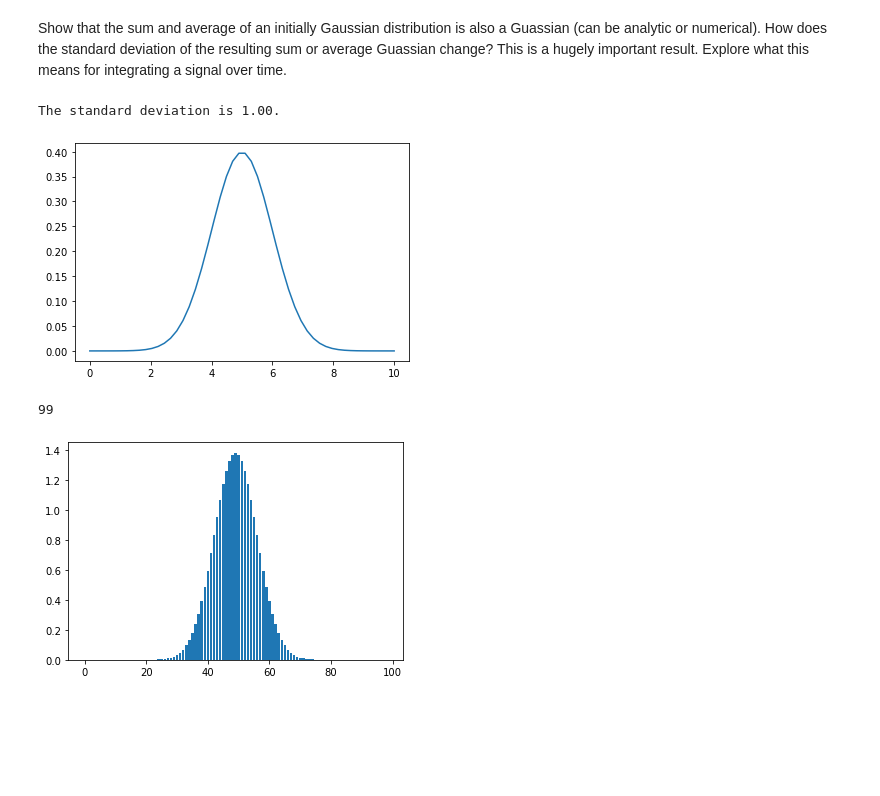
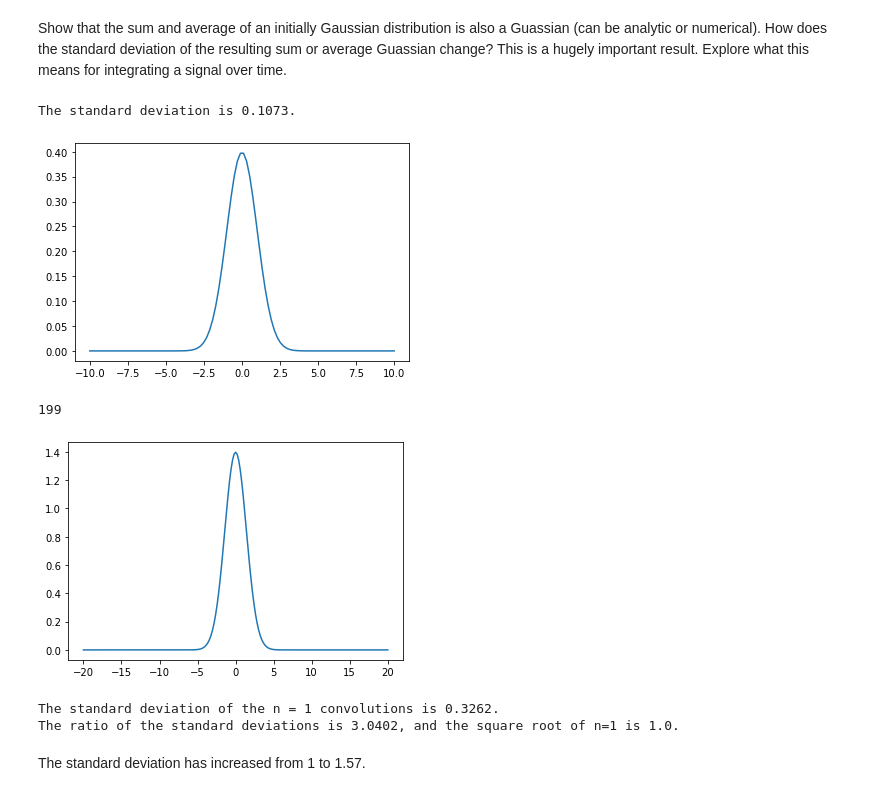
Before and after one commit to jenniv27/phys434, a Jupyter notebook: HW/HW2.ipynb, the cells around one changed output. Drawn from its saved outputs; the diff is of its cells as text; code cells hidden in the pictures; blank space fills up the shorter version.

```diff
--- a/HW/HW2.ipynb
+++ b/HW/HW2.ipynb
@@ -155,32 +155,45 @@ This plot of the average of 10 dice rolls does look very close to a Gaussian, an
 # %% [markdown]
 Show that the sum and average of an initially Gaussian distribution is also a Guassian (can be analytic or numerical). How does the standard deviation of the resulting sum or average Guassian change? This is a hugely important result. Explore what this means for integrating a signal over time.
 # %%
-x = np.linspace(0,10,50)
-s = 1
-y = stats.norm.pdf(x, loc=5, scale=s)
+x = np.linspace(-10,10,100)
+y = stats.norm.pdf(x)
+std_y = np.std(y)
 
-print(f'The standard deviation is {s:.2f}.')
+print(f'The standard deviation is {std_y:.4f}.')
 
 plt.plot(x,y)
 plt.show()
 # %% [output]
-The standard deviation is 1.00.
+The standard deviation is 0.1073.
-[figure, old version]
+[figure, new version]
 # %%
+#Sum of 3 gaussians = convolution
 conv_gauss = y
-for i in range (0, 1):
+n = 1
+for i in range (0, n):
     conv_gauss = np.convolve(conv_gauss, y)
 
+#conv_gauss is probability distribution
 size = len(conv_gauss)
 print(size)
 # %% [output]
-99
+199
 # %%
-x_values = []
-for i in range (0, size):
-    x_values.append(i)
+x_values = np.linspace(-20, 20, size)
 
-plt.bar(x_values, conv_gauss)
+plt.plot(x_values, conv_gauss)
 plt.show()
 # %% [output]
-[figure, old version]
+[figure, new version]
+# %%
+# Standard deviation of this new Gaussian
+std_conv = np.std(conv_gauss)
+print(f'The standard deviation of the n = {n} convolutions is {std_conv:.4f}.')
+ratio_std = std_conv/std_y
+sqrt_n = n**0.5
+print(f'The ratio of the standard deviations is {ratio_std:.4f}, and the square root of n={n} is {sqrt_n}.')
+# %% [output]
+The standard deviation of the n = 1 convolutions is 0.3262.
+The ratio of the standard deviations is 3.0402, and the square root of n=1 is 1.0.
+# %% [markdown]
+The standard deviation has increased from 1 to 1.57.
```
Also changed, not shown: parts of 2 cells of this notebook.
